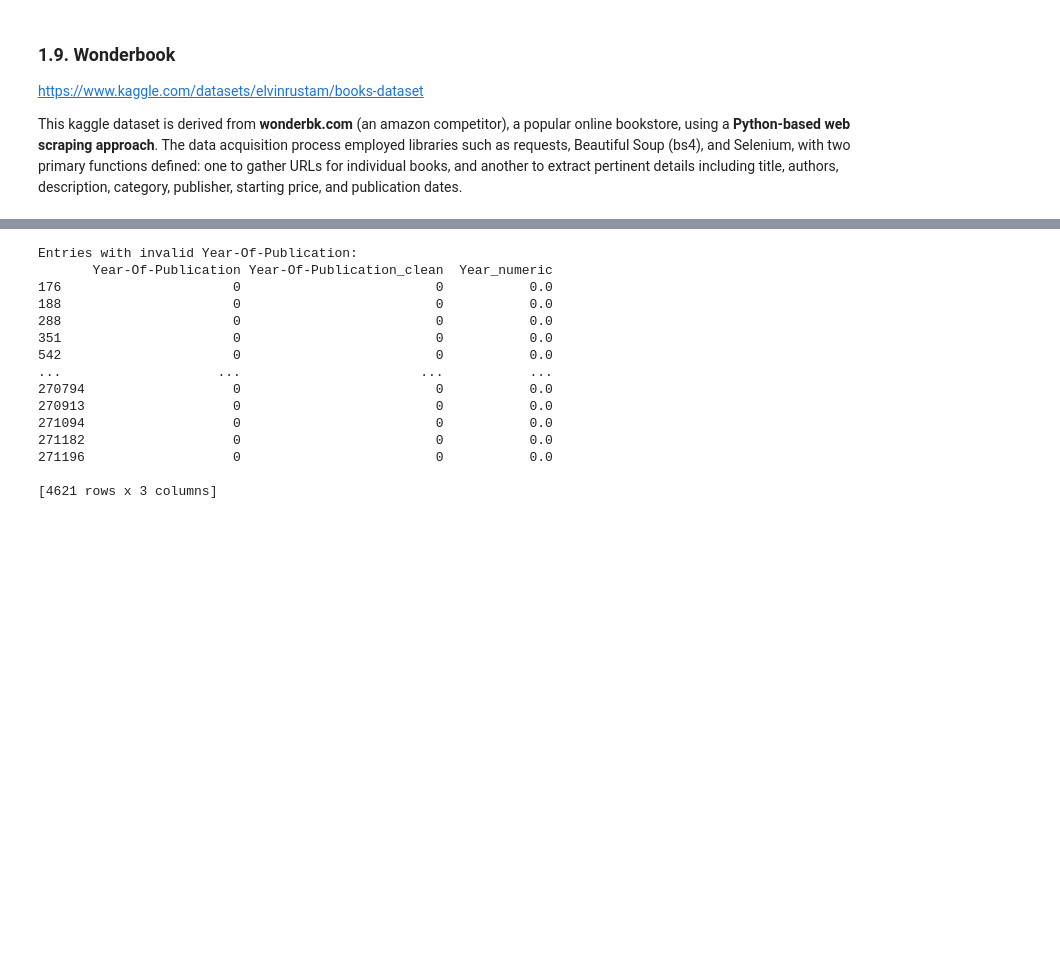
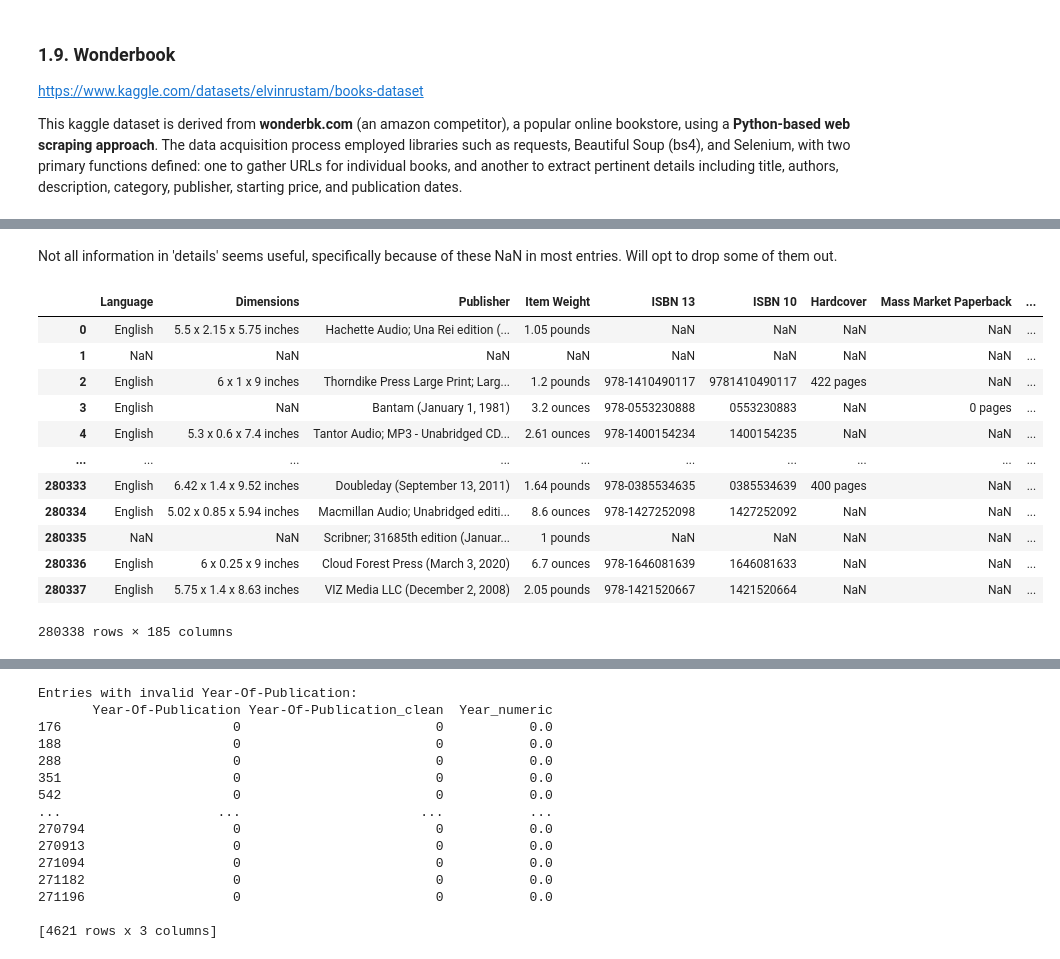
Before and after one commit to ijustsnapped/IPAI, a Jupyter notebook: Project_Raw.ipynb, the cells around one changed output, grey strips where cells are left out. Cells and saved outputs as stored; diff of their text form; code cells hidden in the pictures; blank space fills up the shorter version.

```diff
--- a/Project_Raw.ipynb
+++ b/Project_Raw.ipynb
@@ -35 +71,10 @@ import pandas as pd
+# %%
+# if you want to see full entry values in pandas, regardless of their size
+pd.set_option('display.max_colwidth', None)
+# %%
+# set it back column to have a limit
+pd.set_option('display.max_colwidth', 100)
+# %%
+# see all columns
+pd.set_option('display.max_columns', None)
 # %% [markdown]
@@ -487,0 +291,4 @@ Seems that some date are being taken as INT and others as STR. Later well conver
+# %%
+file_path = './Datasets/1_amazon/amazon_reviews_filtered.csv'
+
+df = pd.read_csv(file_path)
@@ -487,0 +320,19 @@ Seems that some date are being taken as INT and others as STR. Later well conver
+# %% [markdown]
+Not all information in 'details' seems useful, specifically because of these NaN in most entries. Will opt to drop some of them out.
+# %%
+# Flatten the 'details' column.
+details_df = pd.json_normalize(df['details'])
+# %% [output]
+|  | Language | Dimensions | Publisher | Item Weight | ISBN 13 | ISBN 10 | Hardcover | Mass Market Paperback | ... |
+| 0 | English | 5.5 x 2.15 x 5.75 inches | Hachette Audio; Una Rei edition (... | 1.05 pounds | NaN | NaN | NaN | NaN | ... |
+| 1 | NaN | NaN | NaN | NaN | NaN | NaN | NaN | NaN | ... |
+| 2 | English | 6 x 1 x 9 inches | Thorndike Press Large Print; Larg... | 1.2 pounds | 978-1410490117 | 9781410490117 | 422 pages | NaN | ... |
+| 3 | English | NaN | Bantam (January 1, 1981) | 3.2 ounces | 978-0553230888 | 0553230883 | NaN | 0 pages | ... |
+| 4 | English | 5.3 x 0.6 x 7.4 inches | Tantor Audio; MP3 - Unabridged CD... | 2.61 ounces | 978-1400154234 | 1400154235 | NaN | NaN | ... |
+| ... | ... | ... | ... | ... | ... | ... | ... | ... | ... |
+| 280333 | English | 6.42 x 1.4 x 9.52 inches | Doubleday (September 13, 2011) | 1.64 pounds | 978-0385534635 | 0385534639 | 400 pages | NaN | ... |
+| 280334 | English | 5.02 x 0.85 x 5.94 inches | Macmillan Audio; Unabridged editi... | 8.6 ounces | 978-1427252098 | 1427252092 | NaN | NaN | ... |
+| 280335 | NaN | NaN | Scribner; 31685th edition (Januar... | 1 pounds | NaN | NaN | NaN | NaN | ... |
+| 280336 | English | 6 x 0.25 x 9 inches | Cloud Forest Press (March 3, 2020) | 6.7 ounces | 978-1646081639 | 1646081633 | NaN | NaN | ... |
+| 280337 | English | 5.75 x 1.4 x 8.63 inches | VIZ Media LLC (December 2, 2008) | 2.05 pounds | 978-1421520667 | 1421520664 | NaN | NaN | ... |
+280338 rows × 185 columns
```
Also changed, not shown: parts of 325 cells of this notebook.
